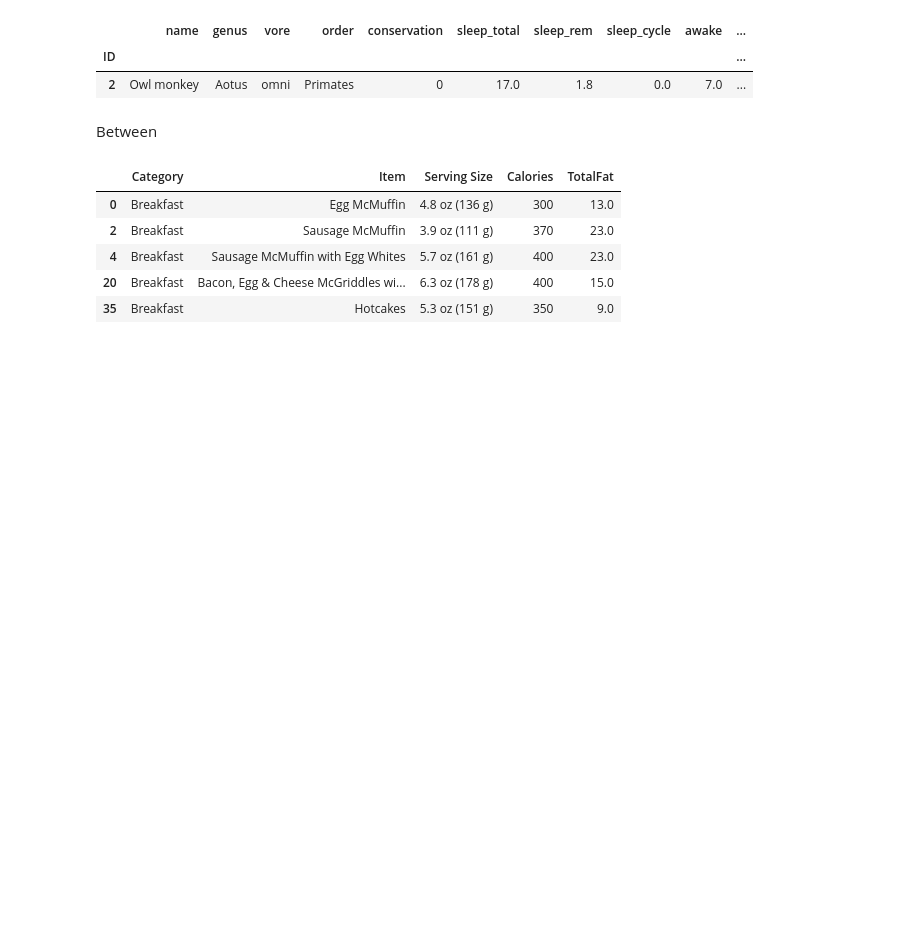
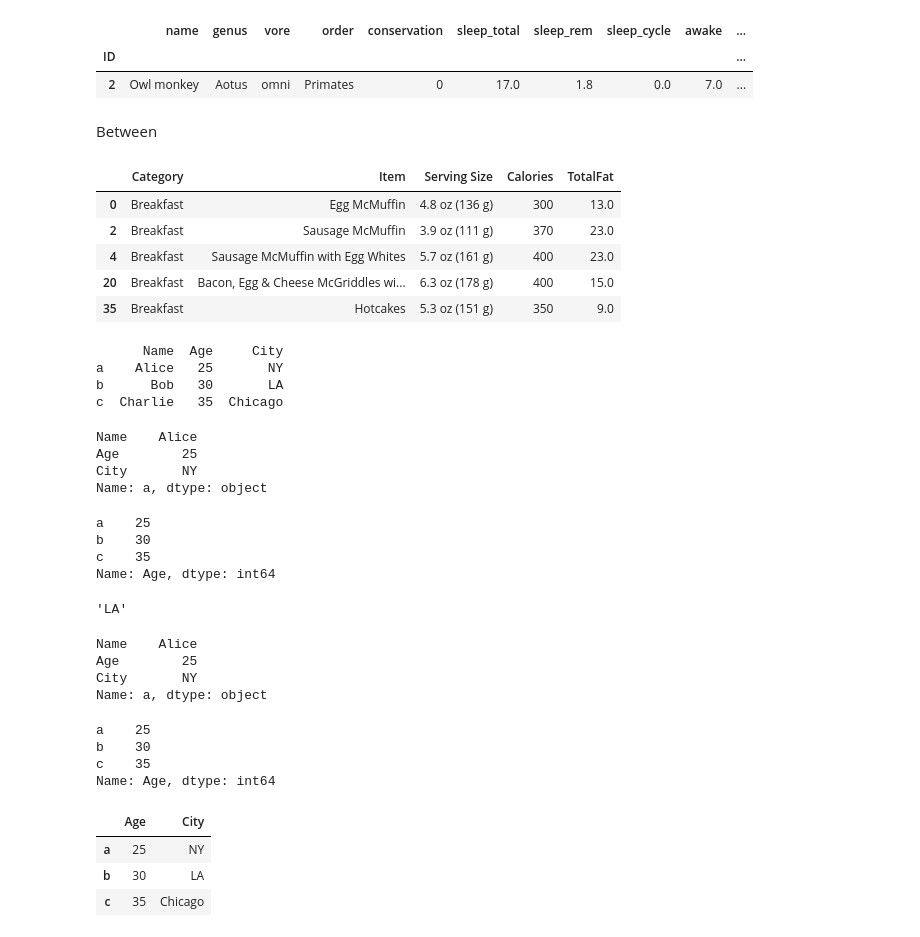
Before and after one commit to Szafranerio/Data_InDepth, a Jupyter notebook: Pandas/Pandas_DataFrame.ipynb, the cells around one changed output. Drawn from its saved outputs; the diff is of its cells as text; code cells hidden in the pictures; blank space fills up the shorter version.

```diff
--- a/Pandas/Pandas_DataFrame.ipynb
+++ b/Pandas/Pandas_DataFrame.ipynb
@@ -688,3 +688,61 @@ data[between300and400Cal].head()
 | 4 | Breakfast | Sausage McMuffin with Egg Whites | 5.7 oz (161 g) | 400 | 23.0 |
 | 20 | Breakfast | Bacon, Egg & Cheese McGriddles wi... | 6.3 oz (178 g) | 400 | 15.0 |
 | 35 | Breakfast | Hotcakes | 5.3 oz (151 g) | 350 | 9.0 |
+# %%
+#loc vs iloc
+import pandas as pd
+
+data = {
+    "Name": ["Alice", "Bob", "Charlie"],
+    "Age": [25, 30, 35],
+    "City": ["NY", "LA", "Chicago"]
+}
+
+df = pd.DataFrame(data, index=["a", "b", "c"])
+print(df)
+# %% [output]
+      Name  Age     City
+a    Alice   25       NY
+b      Bob   30       LA
+c  Charlie   35  Chicago
+# %%
+#loc
+df.loc['a']
+# %% [output]
+Name    Alice
+Age        25
+City       NY
+Name: a, dtype: object
+# %%
+df.loc[:, 'Age']
+# %% [output]
+a    25
+b    30
+c    35
+Name: Age, dtype: int64
+# %%
+df.loc['b', 'City']
+# %% [output]
+'LA'
+# %%
+#iloc
+df.iloc[0]
+# %% [output]
+Name    Alice
+Age        25
+City       NY
+Name: a, dtype: object
+# %%
+df.iloc[:, 1]
+# %% [output]
+a    25
+b    30
+c    35
+Name: Age, dtype: int64
+# %%
+df.iloc[:, 1:]
+# %% [output]
+|  | Age | City |
+| a | 25 | NY |
+| b | 30 | LA |
+| c | 35 | Chicago |
```
